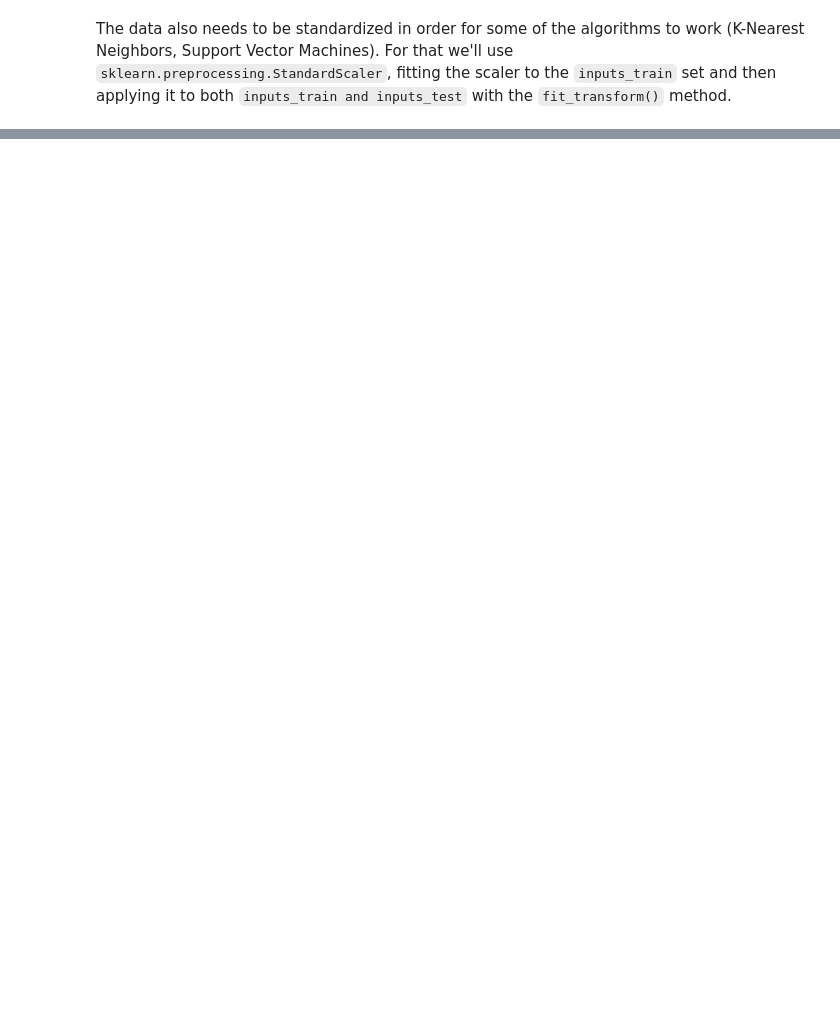
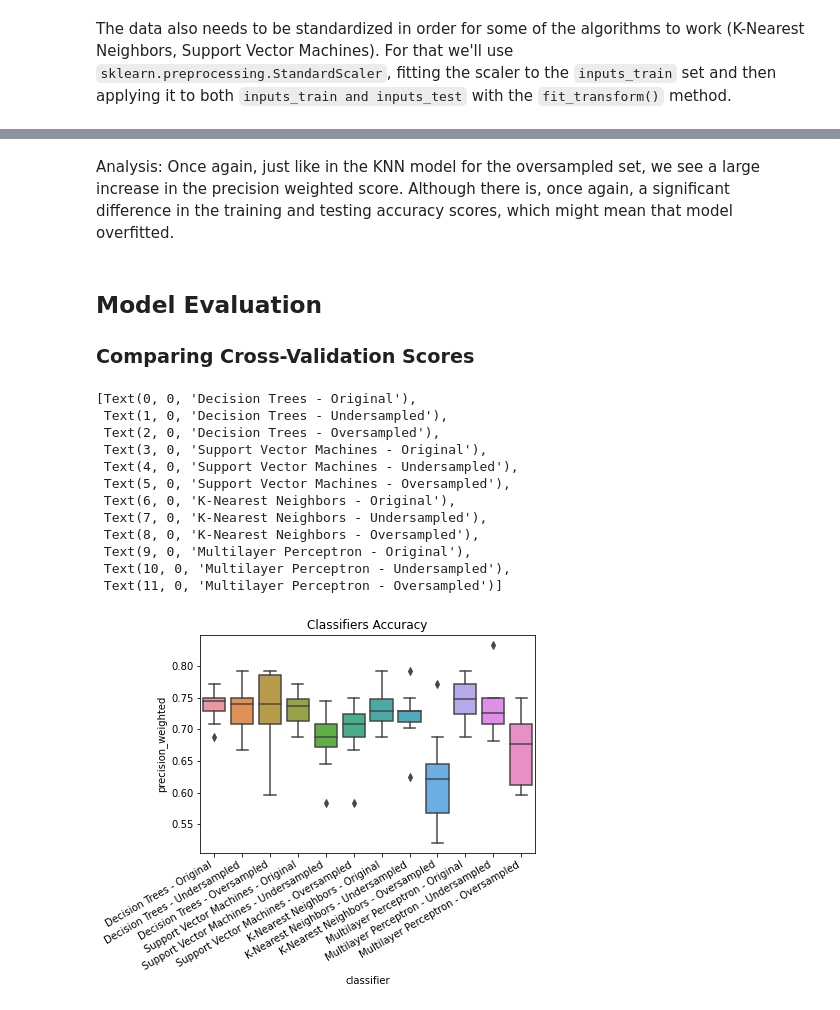
Before and after one commit to diogohalmeida/FEUP-IART-PROJ, a Jupyter notebook: Project2/Supervised Learning.ipynb, the cells around one changed output, grey strips where cells are left out. Drawn from its saved outputs; the diff is of its cells as text; code cells hidden in the pictures; blank space fills up the shorter version.

```diff
--- a/Project2/Supervised Learning.ipynb
+++ b/Project2/Supervised Learning.ipynb
@@ -244,0 +246,7 @@ clean_data.drop(to_drop, axis=1, inplace=True)
+# %%
+all_inputs = clean_data.iloc[:, :-1].values
+all_labels = clean_data.iloc[:, -1].values
+
+(inputs_train, inputs_test, labels_train, labels_test) = train_test_split(all_inputs, all_labels, random_state=1, test_size=0.25, stratify=clean_data['class'])
+
+print(Counter(labels_train))
@@ -279,0 +257,9 @@ labels_test_us = test_split_us.iloc[:, -1].values
+# %%
+os = SMOTE(random_state=1)
+us = RandomUnderSampler(random_state=1)
+
+os_inputs, os_labels = os.fit_resample(inputs_train, labels_train)
+print(Counter(os_labels))
+
+us_inputs, us_labels = us.fit_resample(inputs_train, labels_train)
+print(Counter(us_labels))
@@ -424,0 +271,12 @@ weighted avg       0.70      0.71      0.70       160
+# %%
+scaler = StandardScaler()
+scaler.fit(inputs_train)
+
+inputs_train = scaler.fit_transform(inputs_train)
+inputs_test = scaler.fit_transform(inputs_test)
+
+scaler.fit(os_inputs)
+os_inputs = scaler.fit_transform(os_inputs)
+
+scaler.fit(us_inputs)
+us_inputs = scaler.fit_transform(us_inputs)
@@ -424,0 +1038,29 @@ weighted avg       0.70      0.71      0.70       160
+# %% [markdown]
+Analysis: Once again, just like in the KNN model for the oversampled set, we see a large increase in the precision weighted score. Although there is, once again, a significant difference in the training and testing accuracy scores, which might mean that model overfitted.
+# %% [markdown]
+## Model Evaluation
+
+### Comparing Cross-Validation Scores
+# %%
+classifier_data = pd.DataFrame()
+for name, classifier in classifiers.items():
+    classifier_data = classifier_data.append(pd.DataFrame({'precision_weighted': cross_val_score(classifier, inputs_train, labels_train, cv=StratifiedKFold(n_splits=10)),
+                       'classifier': [name] * 10}))
+
+ax = sb.boxplot(x='classifier', y='precision_weighted', data=classifier_data)
+ax.set_title('Classifiers Accuracy')
+ax.set_xticklabels(ax.get_xticklabels(), rotation=30, horizontalalignment='right')
+# %% [output]
+[Text(0, 0, 'Decision Trees - Original'),
+ Text(1, 0, 'Decision Trees - Undersampled'),
+ Text(2, 0, 'Decision Trees - Oversampled'),
+ Text(3, 0, 'Support Vector Machines - Original'),
+ Text(4, 0, 'Support Vector Machines - Undersampled'),
+ Text(5, 0, 'Support Vector Machines - Oversampled'),
+ Text(6, 0, 'K-Nearest Neighbors - Original'),
+ Text(7, 0, 'K-Nearest Neighbors - Undersampled'),
+ Text(8, 0, 'K-Nearest Neighbors - Oversampled'),
+ Text(9, 0, 'Multilayer Perceptron - Original'),
+ Text(10, 0, 'Multilayer Perceptron - Undersampled'),
+ Text(11, 0, 'Multilayer Perceptron - Oversampled')]
+[figure, added]
```
Also changed, not shown: parts of 66 cells of this notebook, 1 other file.
